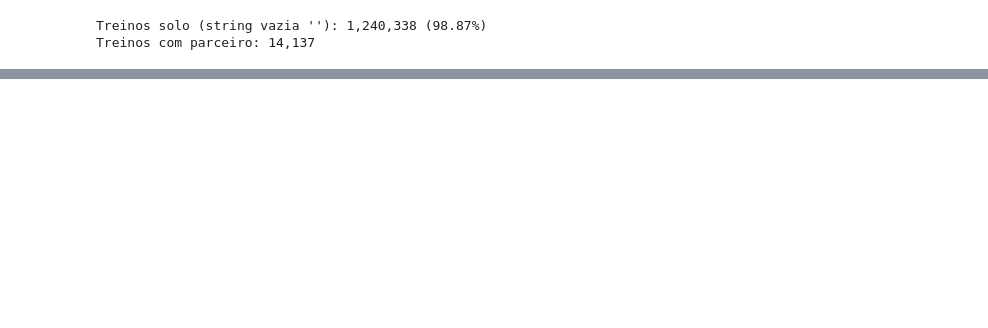
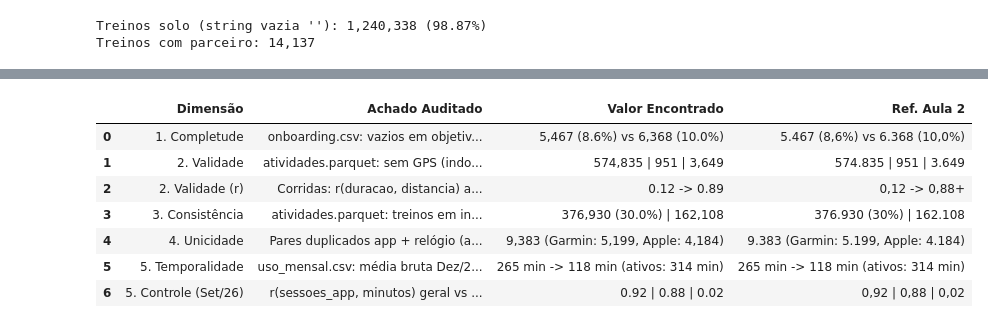
Before and after one commit to batalhasgabriele/Vitaliza, a Jupyter notebook: notebooks/01_inventario_dados.ipynb, the cells around one changed output, grey strips where cells are left out. Saved outputs shown, nothing was run; the diff lists cells and outputs as text; code cells hidden in the pictures; blank space fills up the shorter version.

Commit message:
feat: conclui etapas 1 e 2 da semana 5 (pipeline de qualidade, EDA sem vazamento, hipoteses MECE e documentacao)

```diff
--- a/notebooks/01_inventario_dados.ipynb
+++ b/notebooks/01_inventario_dados.ipynb
@@ -196,0 +249,68 @@ Treinos com parceiro: 14,137
+# %%
+# Dimensões 2, 3 e 4 em atividades.parquet
+MAPA_MODALIDADES = {
+    'corrida': 'corrida', 'run': 'corrida',
+    'caminhada': 'caminhada', 'walk': 'caminhada',
+    'forca': 'forca', 'strength': 'forca',
+    'pedal': 'pedal', 'ride': 'pedal',
+    'yoga': 'yoga', 'hiit': 'hiit', 'funcional': 'funcional'
+}
+df_ativ['tipo_canonico'] = df_ativ['tipo'].map(MAPA_MODALIDADES)
+
+# Efeito dos 555 outliers (>200 km) no r de Pearson das corridas
+corridas_gps = df_ativ[(df_ativ['tipo_canonico'] == 'corrida') & (df_ativ['distancia_km'].notna())]
+r_corr_bruto = corridas_gps['duracao_min'].corr(corridas_gps['distancia_km'])
+corridas_limpas = corridas_gps[(corridas_gps['distancia_km'] <= 200) & (corridas_gps['duracao_min'] > 0)]
+r_corr_limpo = corridas_limpas['duracao_min'].corr(corridas_limpas['distancia_km'])
+
+# Ajuste de fuso UTC (-3h) para Garmin e detecção dos 9.383 pares duplicados
+df_ativ['inicio_dt_br'] = pd.to_datetime(df_ativ['inicio'])
+mask_garmin = df_ativ['origem'] == 'garmin'
+df_ativ.loc[mask_garmin, 'inicio_dt_br'] = df_ativ.loc[mask_garmin, 'inicio_dt_br'] - pd.Timedelta(hours=3)
+
+df_sorted = df_ativ.sort_values(['user_id', 'tipo_canonico', 'duracao_min', 'inicio_dt_br']).copy()
+diff_min = (df_sorted['inicio_dt_br'] - df_sorted['inicio_dt_br'].shift(1)).dt.total_seconds().abs() / 60.0
+is_dup = (
+    (df_sorted['user_id'] == df_sorted['user_id'].shift(1))
+    & (df_sorted['tipo_canonico'] == df_sorted['tipo_canonico'].shift(1))
+    & (df_sorted['duracao_min'] == df_sorted['duracao_min'].shift(1))
+    & (np.isclose(df_sorted['distancia_km'].fillna(-1), df_sorted['distancia_km'].fillna(-1).shift(1)))
+    & (diff_min <= 5.0)
+    & (df_sorted['origem'] != df_sorted['origem'].shift(1))
+)
+relogio_par = pd.Series(np.where(df_sorted['origem'] == 'app', df_sorted['origem'].shift(1), df_sorted['origem']))[is_dup.values]
+dups_relogio = relogio_par.value_counts().to_dict()
+
+# Dimensão 5 em uso_mensal.csv
+df_uso = pd.read_csv(os.path.join(RAW_DIR, 'uso_mensal.csv'))
+dez25 = df_uso[df_uso['mes'] == '2025-12']
+jan26 = df_uso[df_uso['mes'] == '2026-01']
+set26 = df_uso[df_uso['mes'] == '2026-09']
+set26_at = set26[set26['minutos'] > 0]
+
+corrs_k, pesos_k = [], []
+for k, grp in set26_at.groupby('atividades'):
+    if len(grp) >= 30 and grp['sessoes_app'].std() > 0 and grp['minutos'].std() > 0:
+        corrs_k.append(grp['sessoes_app'].corr(grp['minutos']))
+        pesos_k.append(len(grp))
+r_parcial_set26 = float(np.average(corrs_k, weights=pesos_k))
+
+tabela_5d = pd.DataFrame([
+    {'Dimensão': '1. Completude', 'Achado Auditado': 'onboarding.csv: vazios em objetivo_texto (opcional) vs dias_por_semana (não declarado)', 'Valor Encontrado': f"{detailed_profiles['onboarding.csv'].loc[3, 'Total Ausente']:,} (8.6%) vs {detailed_profiles['onboarding.csv'].loc[6, 'Total Ausente']:,} (10.0%)", 'Ref. Aula 2': '5.467 (8,6%) vs 6.368 (10,0%)'},
+    {'Dimensão': '2. Validade', 'Achado Auditado': 'atividades.parquet: sem GPS (indoor) | > 200 km | duração <= 0', 'Valor Encontrado': f"{int(df_ativ['distancia_km'].isna().sum()):,} | {int((df_ativ['distancia_km']>200).sum()):,} | {int((df_ativ['duracao_min']<=0).sum()):,}", 'Ref. Aula 2': '574.835 | 951 | 3.649'},
+    {'Dimensão': '2. Validade (r)', 'Achado Auditado': 'Corridas: r(duracao, distancia) antes vs depois de remover 555 treinos > 200 km', 'Valor Encontrado': f"{r_corr_bruto:.2f} -> {r_corr_limpo:.2f}", 'Ref. Aula 2': '0,12 -> 0,88+'},
+    {'Dimensão': '3. Consistência', 'Achado Auditado': 'atividades.parquet: treinos em inglês (origem app) | corridas "run" resgatadas', 'Valor Encontrado': f"{int(df_ativ['tipo'].isin(['run','walk','strength','ride']).sum()):,} (30.0%) | {int((df_ativ['tipo']=='run').sum()):,}", 'Ref. Aula 2': '376.930 (30%) | 162.108'},
+    {'Dimensão': '4. Unicidade', 'Achado Auditado': 'Pares duplicados app + relógio (após converter Garmin UTC -> UTC-3)', 'Valor Encontrado': f"{int(is_dup.sum()):,} (Garmin: {dups_relogio.get('garmin',0):,}, Apple: {dups_relogio.get('apple_health',0):,})", 'Ref. Aula 2': '9.383 (Garmin: 5.199, Apple: 4.184)'},
+    {'Dimensão': '5. Temporalidade', 'Achado Auditado': 'uso_mensal.csv: média bruta Dez/25 -> Jan/26 vs média ativos (>0 min) Jan/26', 'Valor Encontrado': f"{dez25['minutos'].mean():.0f} min -> {jan26['minutos'].mean():.0f} min (ativos: {jan26[jan26['minutos']>0]['minutos'].mean():.0f} min)", 'Ref. Aula 2': '265 min -> 118 min (ativos: 314 min)'},
+    {'Dimensão': '5. Controle (Set/26)', 'Achado Auditado': 'r(sessoes_app, minutos) geral vs ativos vs controlado por atividades exatas', 'Valor Encontrado': f"{set26['sessoes_app'].corr(set26['minutos']):.2f} | {set26_at['sessoes_app'].corr(set26_at['minutos']):.2f} | {r_parcial_set26:.2f}", 'Ref. Aula 2': '0,92 | 0,88 | 0,02'},
+])
+display(tabela_5d)
+# %% [output]
+|  | Dimensão | Achado Auditado | Valor Encontrado | Ref. Aula 2 |
+| 0 | 1. Completude | onboarding.csv: vazios em objetiv... | 5,467 (8.6%) vs 6,368 (10.0%) | 5.467 (8,6%) vs 6.368 (10,0%) |
+| 1 | 2. Validade | atividades.parquet: sem GPS (indo... | 574,835 | 951 | 3,649 | 574.835 | 951 | 3.649 |
+| 2 | 2. Validade (r) | Corridas: r(duracao, distancia) a... | 0.12 -> 0.89 | 0,12 -> 0,88+ |
+| 3 | 3. Consistência | atividades.parquet: treinos em in... | 376,930 (30.0%) | 162,108 | 376.930 (30%) | 162.108 |
+| 4 | 4. Unicidade | Pares duplicados app + relógio (a... | 9,383 (Garmin: 5,199, Apple: 4,184) | 9.383 (Garmin: 5.199, Apple: 4.184) |
+| 5 | 5. Temporalidade | uso_mensal.csv: média bruta Dez/2... | 265 min -> 118 min (ativos: 314 min) | 265 min -> 118 min (ativos: 314 min) |
+| 6 | 5. Controle (Set/26) | r(sessoes_app, minutos) geral vs ... | 0.92 | 0.88 | 0.02 | 0,92 | 0,88 | 0,02 |
```
Also changed, not shown: parts of 7 cells of this notebook, 27 other files.
